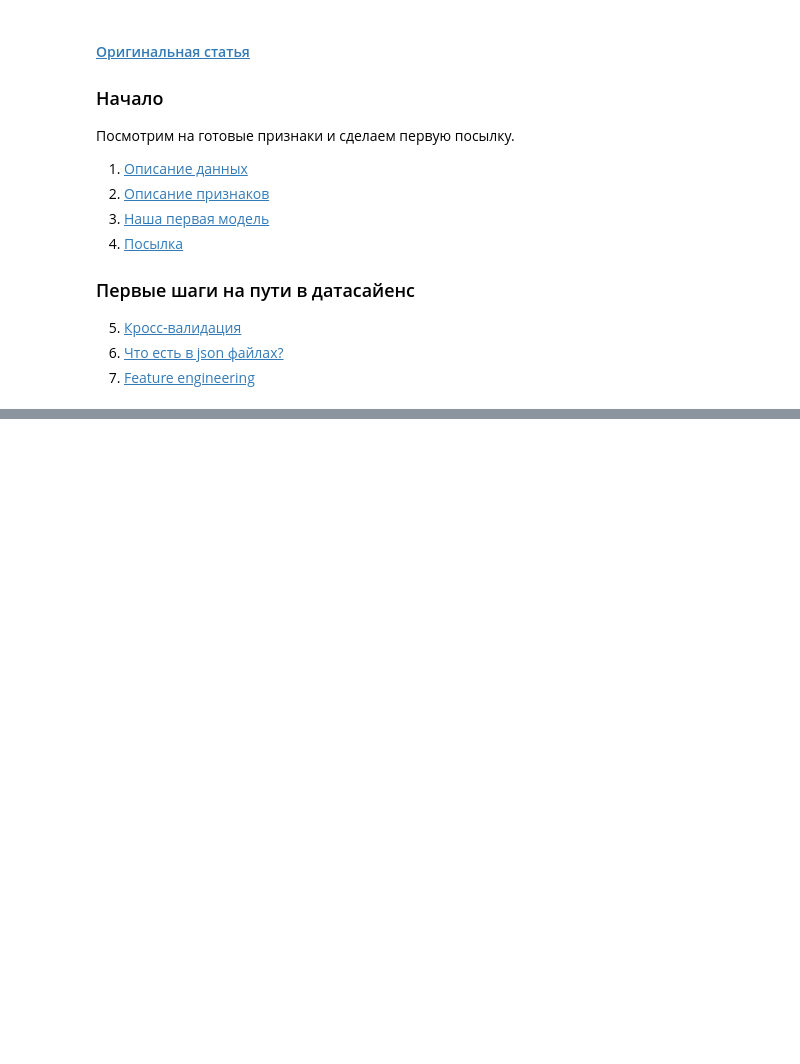
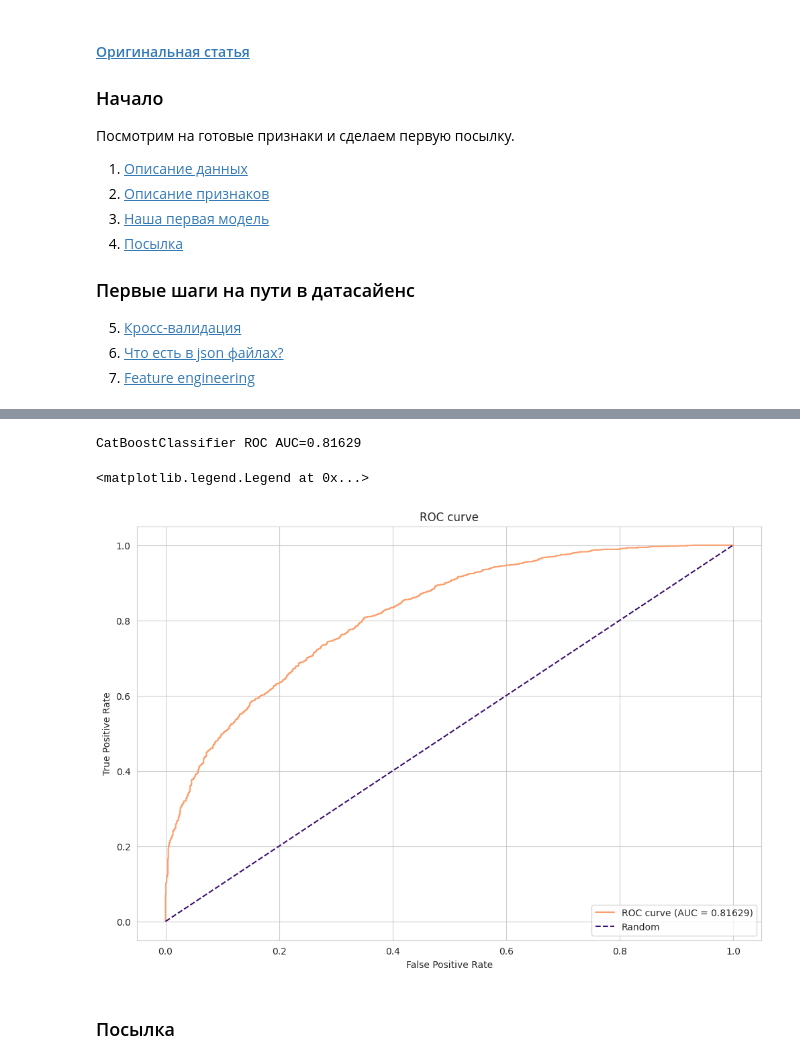
Before and after one commit to CyanusCentaurea/BI_ML_2023, a Jupyter notebook: kaggle_dota/main_code.ipynb, the cells around one changed output, grey strips where cells are left out. Drawn from its saved outputs; the diff is of its cells as text; code cells hidden in the pictures; blank space fills up the shorter version.

```diff
--- a/kaggle_dota/main_code.ipynb
+++ b/kaggle_dota/main_code.ipynb
@@ -24,0 +775,27 @@
+# %%
+y_pred = pipeline.predict(X_valid)
+
+lr_probs = pipeline.predict_proba(X_valid)
+# сохраняем вероятности только для положительного исхода
+lr_probs = lr_probs[:, 1]
+# рассчитываем ROC AUC
+lr_auc = roc_auc_score(y_valid, lr_probs)
+print(f"CatBoostClassifier ROC AUC={round(lr_auc, 5)}")
+
+# рассчитываем roc-кривую
+fpr, tpr, treshold = roc_curve(y_valid, lr_probs)
+roc_auc = auc(fpr, tpr)
+
+plt.plot(fpr, tpr, color="#FD9F6C",
+         label=f"ROC curve (AUC = {round(roc_auc, 5)})")
+plt.plot([0, 1], [0, 1], color="#3B0F6F", linestyle="--", label="Random")
+plt.xlabel('False Positive Rate')
+plt.ylabel('True Positive Rate')
+plt.title('ROC curve')
+plt.legend(loc="lower right")
+# %% [output]
+CatBoostClassifier ROC AUC=0.81629
+<matplotlib.legend.Legend at 0x...>
+[figure, added]
+# %% [markdown]
+### Посылка
```
Also changed, not shown: parts of 30 cells of this notebook.
